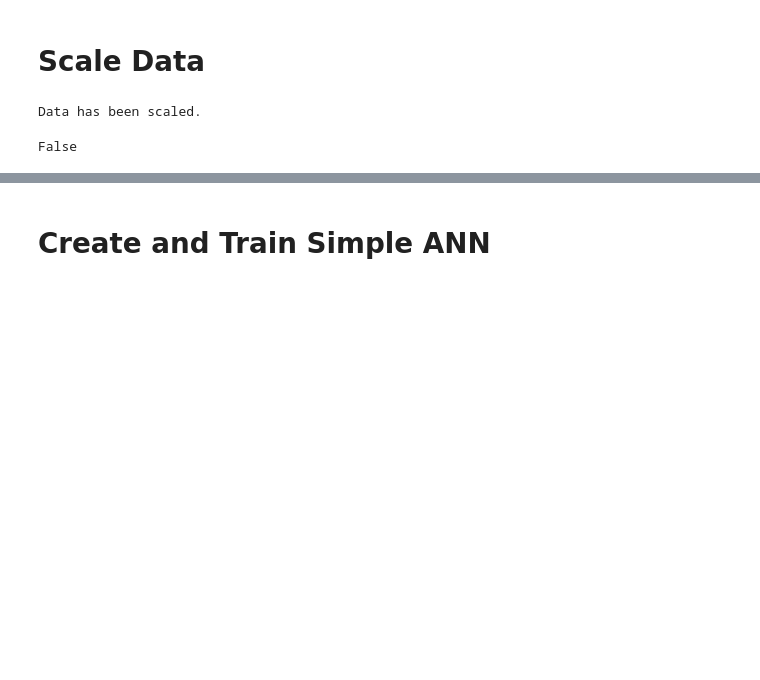
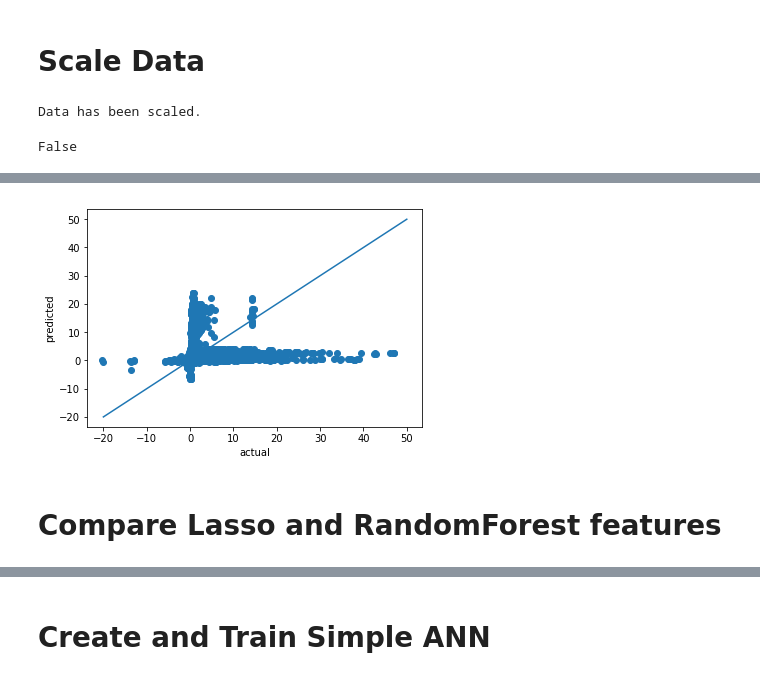
Before and after one commit to blthayer/ecen-715-project, a Jupyter notebook: machine_learning/ecen_715_project.ipynb, the cells around one changed output, grey strips where cells are left out. Drawn from its saved outputs; the diff is of its cells as text; code cells hidden in the pictures; blank space fills up the shorter version.

```diff
--- a/machine_learning/ecen_715_project.ipynb
+++ b/machine_learning/ecen_715_project.ipynb
@@ -121,0 +257,13 @@ False
+# %%
+y_pred = rf.predict(x_test_scaled)
+
+plt.scatter(y_test_scaled, y_pred)
+# If our predictions were perfect, they'd fall exactly on this line.
+plt.plot([-20, 50], [-20,50])
+plt.xlabel('actual')
+plt.ylabel('predicted')
+plt.show()
+# %% [output]
+[figure, added]
+# %% [markdown]
+# Compare Lasso and RandomForest features
```
Also changed, not shown: parts of 23 cells of this notebook, 5 other files.
